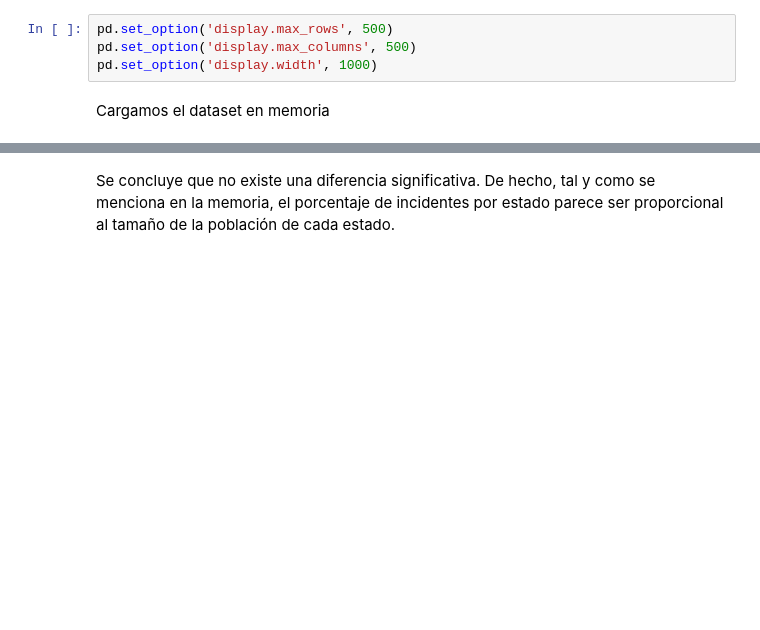
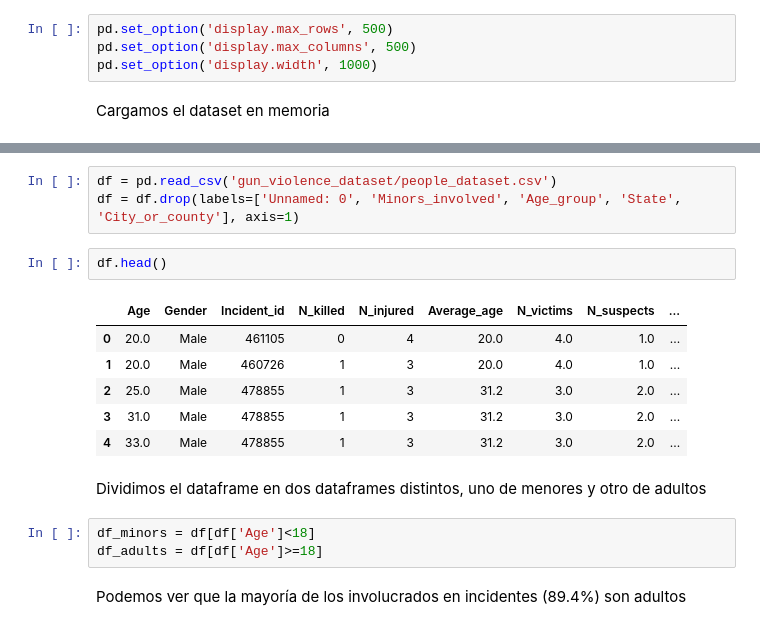
Before and after one commit to LuisG0/gun_violence_dataset, a Jupyter notebook: minors_involved_people_juanCarlos.ipynb, the cells around one changed output, grey strips where cells are left out. Saved outputs shown, nothing was run; the diff lists cells and outputs as text; blank space fills up the shorter version.

```diff
--- a/minors_involved_analysis_juanCarlos.ipynb
+++ b/minors_involved_people_juanCarlos.ipynb
@@ -378,2 +17,19 @@ fig.show()
-# %% [markdown]
-Se concluye que no existe una diferencia significativa. De hecho, tal y como se menciona en la memoria, el porcentaje de incidentes por estado parece ser proporcional al tamaño de la población de cada estado.
+# %%
+df = pd.read_csv('gun_violence_dataset/people_dataset.csv')
+df = df.drop(labels=['Unnamed: 0', 'Minors_involved', 'Age_group', 'State', 'City_or_county'], axis=1)
+# %%
+df.head()
+# %% [output]
+|  | Age | Gender | Incident_id | N_killed | N_injured | Average_age | N_victims | N_suspects | ... |
+| 0 | 20.0 | Male | 461105 | 0 | 4 | 20.0 | 4.0 | 1.0 | ... |
+| 1 | 20.0 | Male | 460726 | 1 | 3 | 20.0 | 4.0 | 1.0 | ... |
+| 2 | 25.0 | Male | 478855 | 1 | 3 | 31.2 | 3.0 | 2.0 | ... |
+| 3 | 31.0 | Male | 478855 | 1 | 3 | 31.2 | 3.0 | 2.0 | ... |
+| 4 | 33.0 | Male | 478855 | 1 | 3 | 31.2 | 3.0 | 2.0 | ... |
+# %% [markdown]
+Dividimos el dataframe en dos dataframes distintos, uno de menores y otro de adultos
+# %%
+df_minors = df[df['Age']<18]
+df_adults = df[df['Age']>=18]
+# %% [markdown]
+Podemos ver que la mayoría de los involucrados en incidentes (89.4%) son adultos
```
Also changed, not shown: parts of 84 cells of this notebook.
